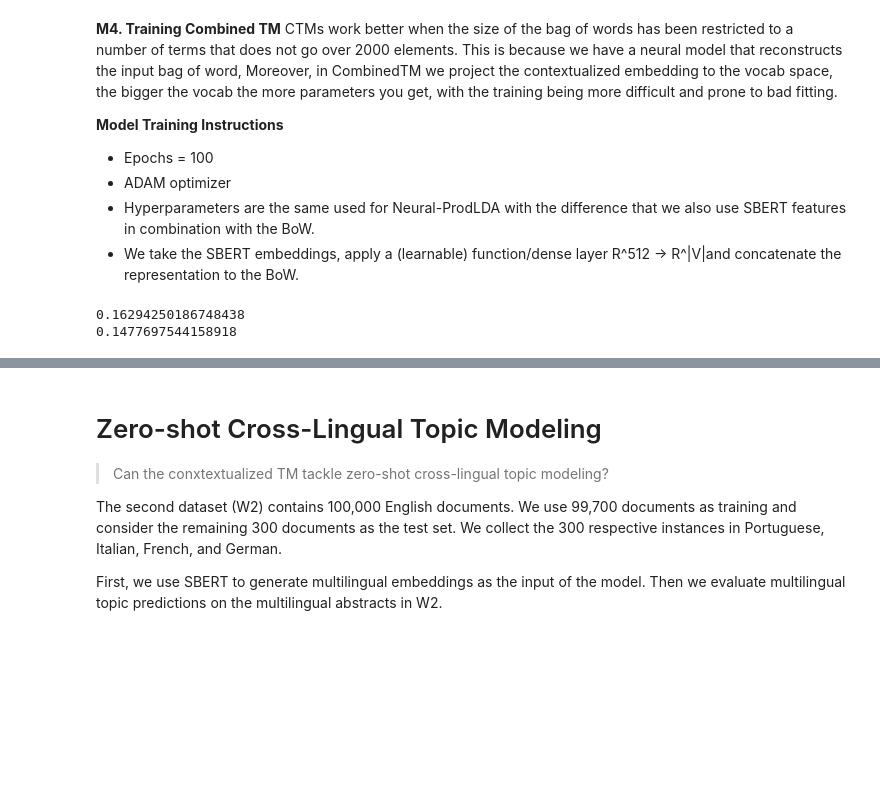
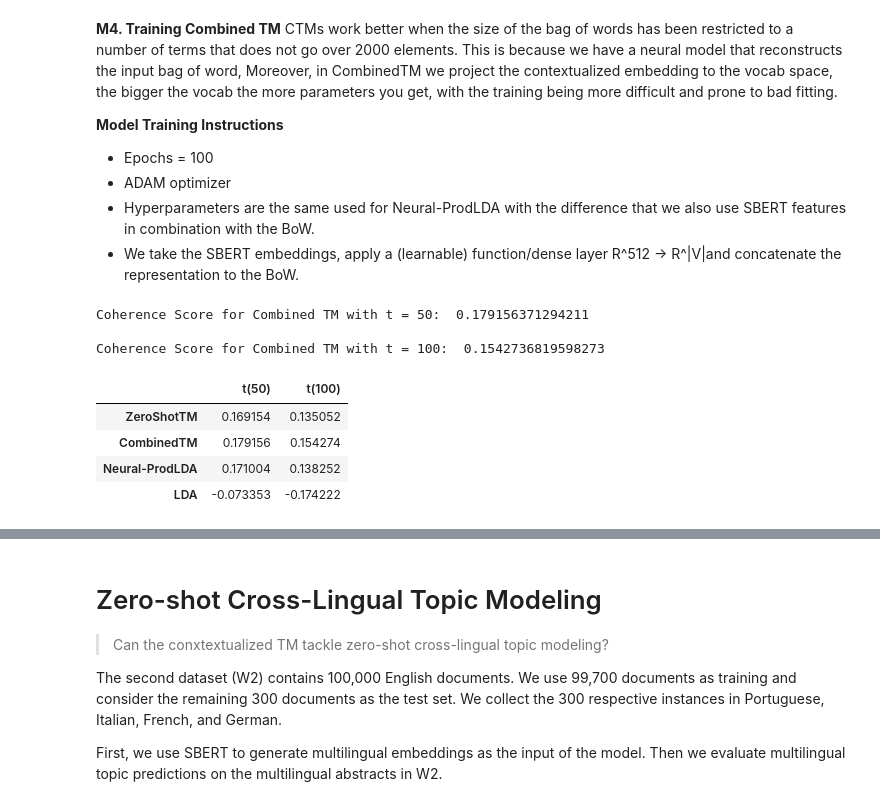
Before and after one commit to DivyaRustagi10/indicCTM-Foundations, a Jupyter notebook: ZeroshotTM_Parent_Paper_Implementation.ipynb, the cells around one changed output, grey strips where cells are left out. Drawn from its saved outputs; the diff is of its cells as text; code cells hidden in the pictures; blank space fills up the shorter version.

```diff
--- a/ZeroshotTM_Parent_Paper_Implementation.ipynb
+++ b/ZeroshotTM_Parent_Paper_Implementation.ipynb
@@ -253,0 +339,6 @@ lda_npmi =[npmi_lda, npmi_lda_100.get_coherence()]
+# %%
+lda_100 = LdaModel(train_corpus, num_topics=100, passes = 100,
+               id2word=train_dict)
+
+coherence_model_lda_100 = CoherenceModel(model=lda_100, texts=texts, dictionary=train_dict, coherence='c_npmi')
+coherence_model_lda_100.get_coherence()
@@ -254,3 +347,5 @@ lda_npmi =[npmi_lda, npmi_lda_100.get_coherence()]
+# %%
+lda_npmi =[coherence_model_lda_50.get_coherence(), coherence_model_lda_100.get_coherence()]
 # %% [markdown]
 **M4. Training Combined TM**
 CTMs work better when the size of the bag of words has been restricted to a number of terms that does not go over 2000 elements. This is because we have a neural model that reconstructs the input bag of word, Moreover, in CombinedTM we project the contextualized embedding to the vocab space, the bigger the vocab the more parameters you get, with the training being more difficult and prone to bad fitting.
@@ -264,10 +364,25 @@ CTMs work better when the size of the bag of words has been restricted to a numb
 # %%
 # Train CombinedTM for 50 and 100 topics
-from contextualized_topic_models.models.ctm import CombinedTM
-from contextualized_topic_models.utils.data_preparation import bert_embeddings_from_file
+### 50 TOPICS ###
+comtm = CombinedTM(bow_size=len(tp.vocab), contextual_size=768, batch_size=200, n_components=50)
+comtm.fit(training_dataset) # run the model
+comtm.save("./")
 
-# Fit CombinedTM models
-comtm = CombinedTM(bow_size=len(tp.vocab), contextual_size=768, batch_size=200, n_components=50)
+### 100 TOPICS ###
 comtm_100 = CombinedTM(bow_size=len(tp.vocab), contextual_size=768, batch_size = 200, n_components=100)
-#comtm.get_topic_lists(5)
-#comtm_100.get_topic_lists(5)
+comtm_100.fit(training_dataset) # run the model
+comtm_100.save("./")
+
+# NPMI Scores for t = 50 and t = 100
+npmi_comtm = CoherenceNPMI(texts=texts, topics=comtm.get_topic_lists(50))
+npmi_comtm_100 = CoherenceNPMI(texts=texts, topics=comtm_100.get_topic_lists(100))
+
+print("\nCoherence Score for Combined TM with t = 50: ", npmi_comtm.score())
+print("\nCoherence Score for Combined TM with t = 100: ",npmi_comtm_100.score())
+
+# Store NPMI
+combinedNPMI = [npmi_comtm.score(), npmi_comtm_100.score()]
+# %% [output]
+Coherence Score for Combined TM with t = 50:  0.179156371294211
+
+Coherence Score for Combined TM with t = 100:  0.1542736819598273
@@ -277,14 +389,16 @@ comtm_100.fit(training_dataset, save_dir = "./") # run the model
-# %%
-# Get NPMI Coherence
-from contextualized_topic_models.evaluation.measures import CoherenceNPMI
-texts = [doc.split() for doc in preprocessed_documents] # load text for NPMI
-
-npmi_comtm = CoherenceNPMI(texts=texts, topics=ctm.get_topic_lists(50))
-npmi_comtm_100 = CoherenceNPMI(texts=texts, topics=ctm_100.get_topic_lists(100))
-print(npmi_comtm.score())
-print(npmi_comtm_100.score())
-
-combinedNPMI = [npmi_comtm.score(), npmi_comtm_100.score()]
-# %% [output]
-0.16294250186748438
-0.1477697544158918
+# %%
+# SHOW RESULTS
+NPMI = {"ZeroShotTM" : zeroshotNPMI,
+        "CombinedTM" : combinedNPMI,
+        "Neural-ProdLDA" : avitmNPMI,
+        "LDA" : lda_npmi}
+
+npmi = pd.DataFrame.from_dict(NPMI, orient='index')
+
+npmi.set_axis(["t(50)", "t(100)"], axis = 1)
+# %% [output]
+|  | t(50) | t(100) |
+| ZeroShotTM | 0.169154 | 0.135052 |
+| CombinedTM | 0.179156 | 0.154274 |
+| Neural-ProdLDA | 0.171004 | 0.138252 |
+| LDA | -0.073353 | -0.174222 |
```
Also changed, not shown: parts of 43 cells of this notebook.
